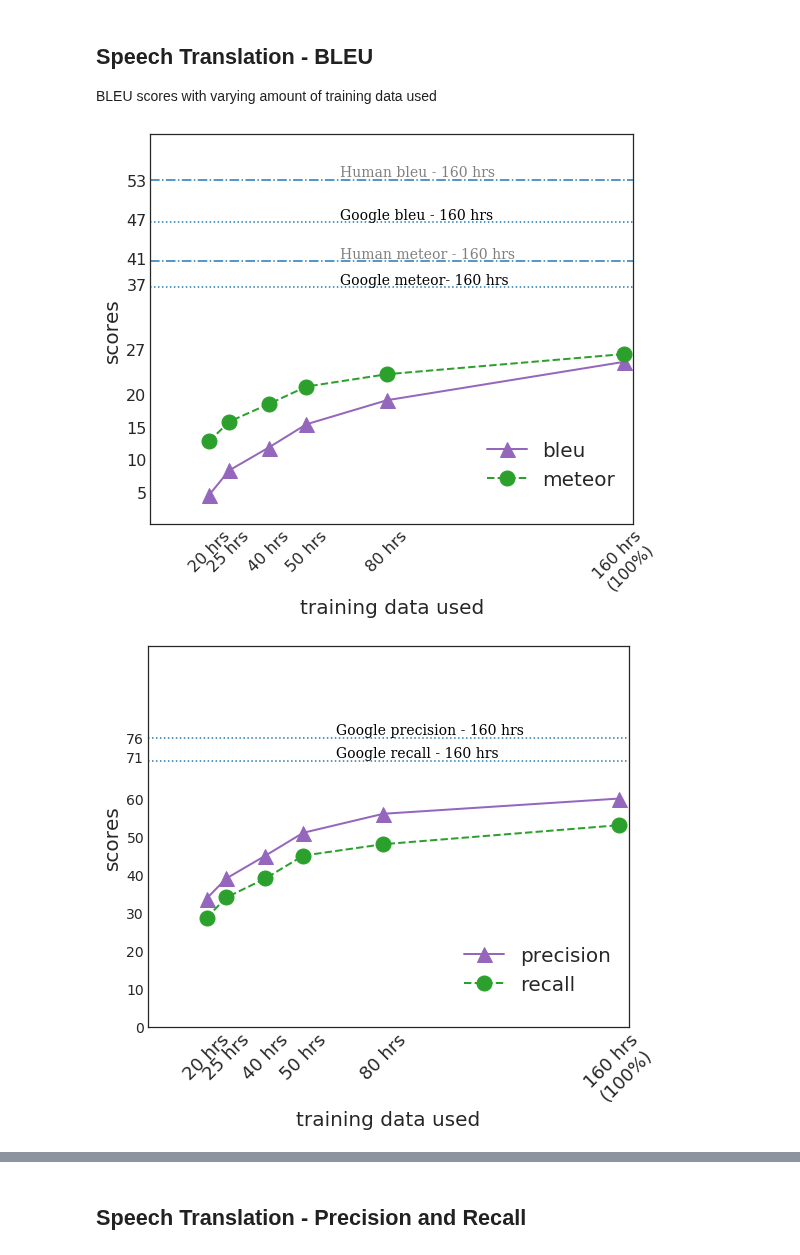
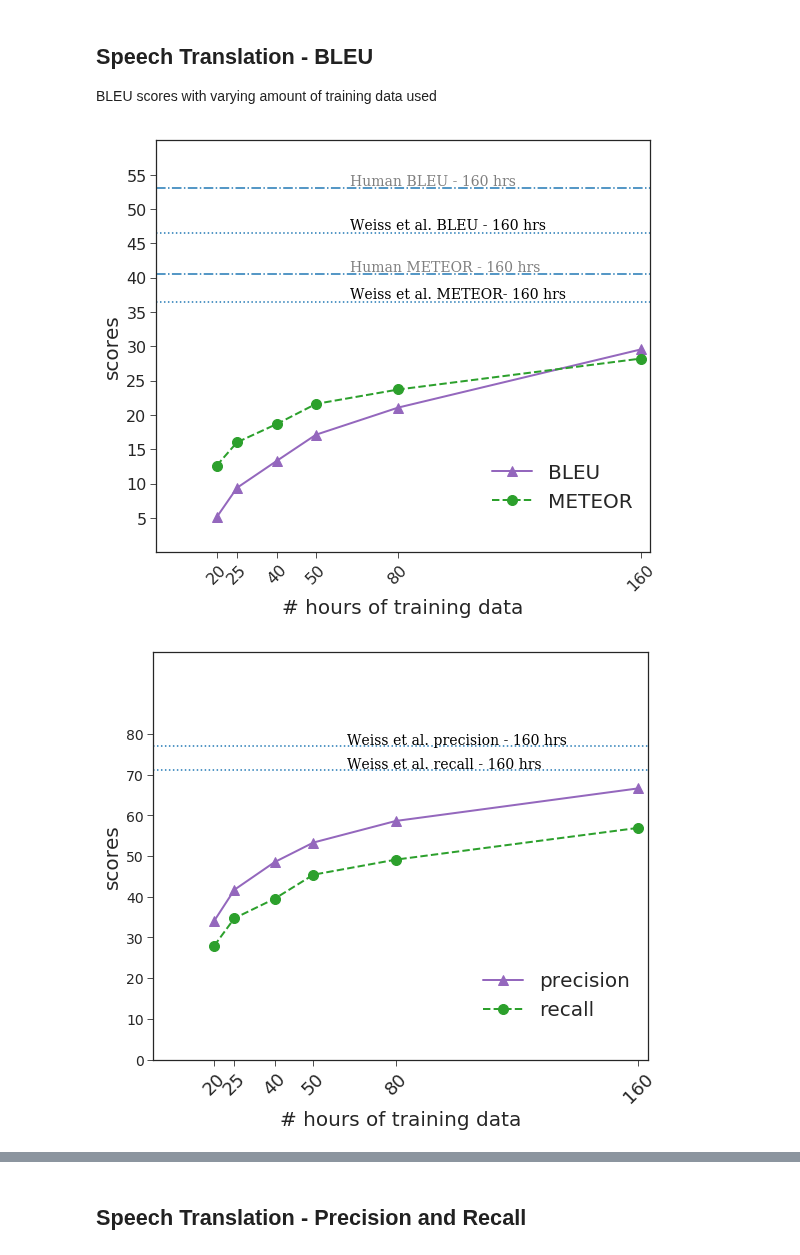
Before and after one commit to 0xSameer/speech2text, a Jupyter notebook: results.ipynb, the cells around one changed output, grey strips where cells are left out. Saved outputs shown, nothing was run; the diff lists cells and outputs as text; code cells hidden in the pictures.

```diff
--- a/results.ipynb
+++ b/results.ipynb
@@ -35,13 +35,23 @@ for i in range(len(tableau20)):
 
 BLEU scores with varying amount of training data used
 # %%
-x_labels = ['20 hrs', '25 hrs', '40 hrs', '50 hrs', '80 hrs', '160 hrs\n(100%)']
+# x_labels = ['20 hrs', '25 hrs', '40 hrs', '50 hrs', '80 hrs', '160 hrs\n(100%)']
+x_labels = ['20', '25', '40', '50', '80', '160']
 x_scale = np.array([12.5, 16.7, 25, 33, 50, 100])
 
-bleu = np.array([4.56, 8.3, 11.8, 15.4, 19.1, 25])
-precision = np.array([33.7, 39, 45, 51, 56, 60])
-meteor = np.array([12.8, 15.8, 18.5, 21.2, 23.1, 26.2])
-recall = np.array([28.6, 34, 39, 45, 48, 53])
+bleu =           np.array([4.56, 8.36, 11.86, 15.47, 19.18, 27.04])
+
+bleu_beam =      np.array([5.08, 9.37, 13.34, 17.11, 21.07, 29.53])
+
+precision =      np.array([33.7, 39.8, 45.7,    51.2,    56.1,  63.5])
+precision_beam = np.array([34,   41.7, 48.5,    53.3,    58.6,  66.6])
+
+meteor =         np.array([12.8, 15.8, 18.5,  21.2,  23.1,  27.4])
+meteor_beam =    np.array([12.6, 16.0, 18.7,  21.6,  23.7,  28.2])
+
+recall =         np.array([28.6, 34.7,   39.8,    45.0,  48.3,  56.1])
+recall_beam =    np.array([27.9, 34.7,   39.5,    45.4,    49.1,  56.9])
+
 
 bar_x = np.linspace(5,100,6)
 
@@ -49,18 +59,23 @@ bar_x = np.linspace(5,100,6)
 # %%
 fig, ax = plt.subplots(figsize=(8,7),nrows=1, ncols=1, sharey=True)
 sns.set_style("white")
+sns.set_style("ticks")
 
 # x_labels = ["{0:d} hrs".format(int(160 * (i/100))) for i in x_scale]
 
-markersize = 15
+markersize = 10
 linewidth = 2
 alpha = 1
 
-ax.plot(x_scale, bleu, label="bleu", color=tableau20[8],
-        linewidth=linewidth, alpha=alpha,
+ax.plot(x_scale, bleu_beam, label="BLEU", color=tableau20[8],
+        linewidth=linewidth, alpha=alpha, linestyle="-",
         marker='^', markersize=markersize)
 
-ax.plot(x_scale, meteor, label="meteor", color=tableau20[4],
+# ax.plot(x_scale, bleu_beam, label="bleu - beam", color=tableau20[0],
+#         linewidth=linewidth, alpha=alpha, linestyle=":",
+#         marker='.', markersize=markersize)
+
+ax.plot(x_scale, meteor_beam, label="METEOR", color=tableau20[4],
         linewidth=linewidth, alpha=alpha,
         marker='o', markersize=markersize, linestyle="--")
 
@@ -68,55 +83,57 @@ font = {'family': 'serif',
         'color':  'black',
         'weight': 'normal',
         'size': 14,
         }
 
 ax.axhline(y=46.5, linestyle=":")
-plt.text(40, 47, r'Google bleu - 160 hrs', fontdict=font)
+plt.text(40, 47, r'Weiss et al. BLEU - 160 hrs', fontdict=font)
 ax.axhline(y=36.5, linestyle=":")
-plt.text(40, 37, r'Google meteor- 160 hrs', fontdict=font)
+plt.text(40, 37, r'Weiss et al. METEOR- 160 hrs', fontdict=font)
 
 ax.axhline(y=53, linestyle="-.")
-plt.text(40, 53.5, r'Human bleu - 160 hrs', fontdict=font, alpha=0.5)
+plt.text(40, 53.5, r'Human BLEU - 160 hrs', fontdict=font, alpha=0.5)
 ax.axhline(y=40.5, linestyle="-.")
-plt.text(40, 41, r'Human meteor - 160 hrs', fontdict=font, alpha=0.5)
+plt.text(40, 41, r'Human METEOR - 160 hrs', fontdict=font, alpha=0.5)
 
 plt.xticks(x_scale, x_labels, rotation=45, fontsize=16)
-plt.yticks(list(range(5,25,5))+[27, 47, 53, 37, 41], rotation=0, fontsize=20)
-ax.set_xlabel('training data used', size=20)
+# plt.yticks(list(range(5,25,5))+[27, 47, 53, 37, 41], rotation=0, fontsize=20)
+plt.yticks(list(range(5,60,5)), rotation=0, fontsize=20)
+ax.set_xlabel('# hours of training data', size=20)
 ax.set_ylabel('scores', size=20)
 for i in ax.get_xticklabels():
     i.set_fontsize(16)
 for i in ax.get_yticklabels():
     i.set_fontsize(16)
 
 plt.legend(bbox_to_anchor=(1.0, 0.26), framealpha=0, fontsize=20, ncol=1)
 plt.ylim(0,60)
 plt.xlim(0,102)
 ax.xaxis.grid(False)
 
 # sns.despine(left=True, bottom=True)
 
 fig.tight_layout()
 
 fig.savefig(fname="bleu_meteor_scores.pdf", dpi=300)
 fig.savefig(fname="bleu_meteor_scores.png", dpi=300)
 # %% [output]
-[figure, old version]
+[figure, new version]
 # %%
 fig, ax = plt.subplots(figsize=(8,7),nrows=1, ncols=1, sharey=True)
 sns.set_style("white")
+sns.set_style("ticks")
 
 # x_labels = ["{0:d} hrs".format(int(160 * (i/100))) for i in x_scale]
 
-markersize = 15
+markersize = 10
 linewidth = 2
 alpha = 1
 
-ax.plot(x_scale, precision, label="precision", color=tableau20[8],
+ax.plot(x_scale, precision_beam, label="precision", color=tableau20[8],
         linewidth=linewidth, alpha=alpha,
         marker='^', markersize=markersize)
 
-ax.plot(x_scale, recall, label="recall", color=tableau20[4],
+ax.plot(x_scale, recall_beam, label="recall", color=tableau20[4],
         linewidth=linewidth, alpha=alpha,
         marker='o', markersize=markersize, linestyle="--")
 
@@ -126,10 +143,10 @@ font = {'family': 'serif',
         'size': 14,
         }
 
-ax.axhline(y=76, linestyle=":")
-plt.text(40, 77, r'Google precision - 160 hrs', fontdict=font)
-ax.axhline(y=70, linestyle=":")
-plt.text(40, 71, r'Google recall - 160 hrs', fontdict=font)
+ax.axhline(y=77, linestyle=":")
+plt.text(40, 77.5, r'Weiss et al. precision - 160 hrs', fontdict=font)
+ax.axhline(y=71, linestyle=":")
+plt.text(40, 71.5, r'Weiss et al. recall - 160 hrs', fontdict=font)
 
 # ax.axhline(y=81, linestyle="-.")
 # plt.text(40, 81.5, r'Human precision - 160 hrs', fontdict=font)
@@ -137,8 +154,9 @@ plt.text(40, 71, r'Google recall - 160 hrs', fontdict=font)
 # plt.text(40, 76.5, r'Human recall - 160 hrs', fontdict=font)
 
 plt.xticks(x_scale, x_labels, rotation=45, fontsize=16)
-plt.yticks(list(range(0,65,10))+[76, 71, ], rotation=0, fontsize=20)
-ax.set_xlabel('training data used', size=20)
+# plt.yticks(list(range(0,65,10))+[76, 71, ], rotation=0, fontsize=20)
+plt.yticks(list(range(0,81,10)), rotation=0, fontsize=20)
+ax.set_xlabel('# hours of training data', size=20)
 ax.set_ylabel('scores', size=20)
 for i in ax.get_xticklabels():
     i.set_fontsize(18)
@@ -157,4 +175,4 @@ fig.tight_layout()
 fig.savefig(fname="precision_recall_scores.pdf", dpi=300)
 fig.savefig(fname="precision_recall_scores.png", dpi=300)
 # %% [output]
-[figure, old version]
+[figure, new version]
```
Also changed, not shown: parts of 7 cells of this notebook, 3 other files.
